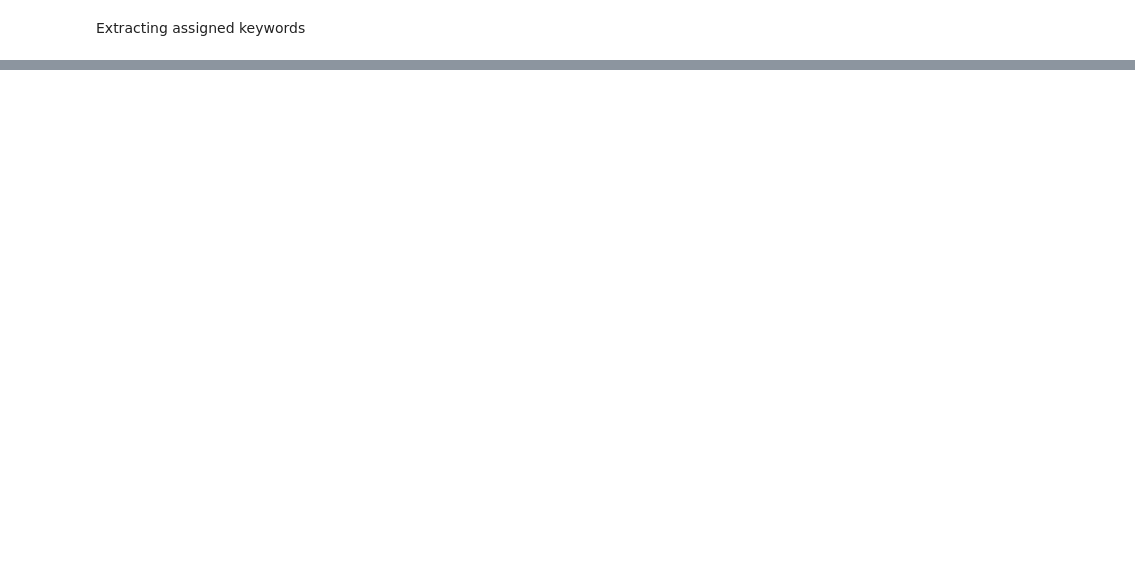
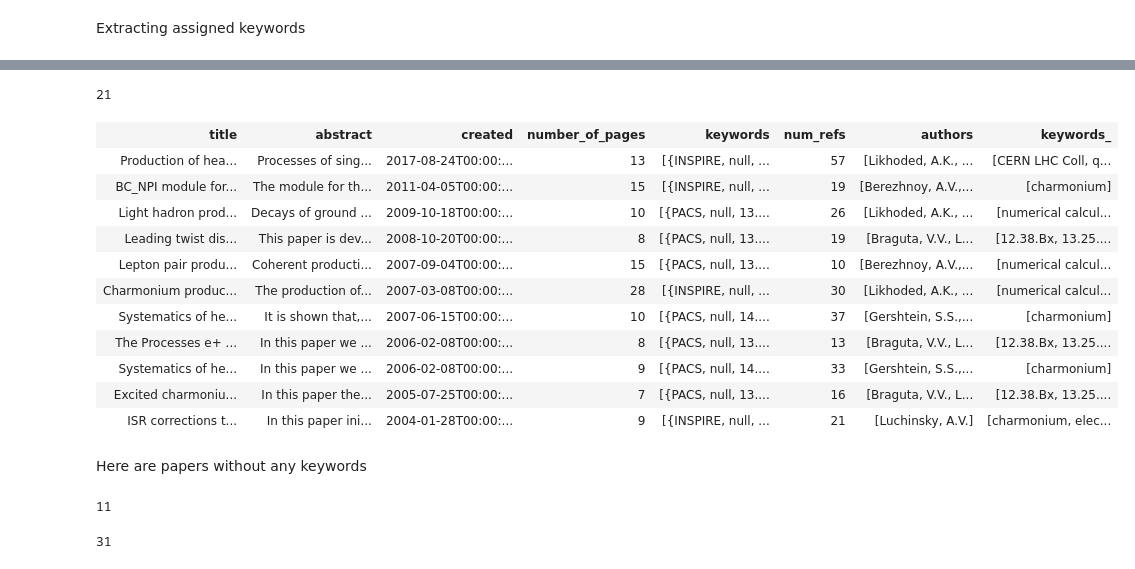
Before and after one commit to ALuchinsky/Spring2022_CS6500, a Jupyter notebook: notebooks/read_papers.ipynb, the cells around one changed output, grey strips where cells are left out. Drawn from its saved outputs; the diff is of its cells as text; code cells hidden in the pictures; blank space fills up the shorter version.

```diff
--- a/notebooks/read_papers.ipynb
+++ b/notebooks/read_papers.ipynb
@@ -217,0 +201,30 @@ AnalysisException: Invalid call to nullable on unresolved object
+# %%
+withKeywords.select(explode(col("keywords_"))).distinct().count()
+# %% [output]
+21
+# %%
+from pyspark.sql.functions import array_contains
+withKeywords.filter( array_contains(col("keywords_"), "charmonium"))
+# %% [output]
+| title | abstract | created | number_of_pages | keywords | num_refs | authors | keywords_ |
+| Production of hea... | Processes of sing... | 2017-08-24T00:00:... | 13 | [{INSPIRE, null, ... | 57 | [Likhoded, A.K., ... | [CERN LHC Coll, q... |
+| BC_NPI module for... | The module for th... | 2011-04-05T00:00:... | 15 | [{INSPIRE, null, ... | 19 | [Berezhnoy, A.V.,... | [charmonium] |
+| Light hadron prod... | Decays of ground ... | 2009-10-18T00:00:... | 10 | [{PACS, null, 13.... | 26 | [Likhoded, A.K., ... | [numerical calcul... |
+| Leading twist dis... | This paper is dev... | 2008-10-20T00:00:... | 8 | [{PACS, null, 13.... | 19 | [Braguta, V.V., L... | [12.38.Bx, 13.25.... |
+| Lepton pair produ... | Coherent producti... | 2007-09-04T00:00:... | 15 | [{PACS, null, 13.... | 10 | [Berezhnoy, A.V.,... | [numerical calcul... |
+| Charmonium produc... | The production of... | 2007-03-08T00:00:... | 28 | [{INSPIRE, null, ... | 30 | [Likhoded, A.K., ... | [numerical calcul... |
+| Systematics of he... | It is shown that,... | 2007-06-15T00:00:... | 10 | [{PACS, null, 14.... | 37 | [Gershtein, S.S.,... | [charmonium] |
+| The Processes e+ ... | In this paper we ... | 2006-02-08T00:00:... | 8 | [{PACS, null, 13.... | 13 | [Braguta, V.V., L... | [12.38.Bx, 13.25.... |
+| Systematics of he... | In this paper we ... | 2006-02-08T00:00:... | 9 | [{PACS, null, 14.... | 33 | [Gershtein, S.S.,... | [charmonium] |
+| Excited charmoniu... | In this paper the... | 2005-07-25T00:00:... | 7 | [{PACS, null, 13.... | 16 | [Braguta, V.V., L... | [12.38.Bx, 13.25.... |
+| ISR corrections t... | In this paper ini... | 2004-01-28T00:00:... | 9 | [{INSPIRE, null, ... | 21 | [Luchinsky, A.V.] | [charmonium, elec... |
+# %% [markdown]
+Here are papers without any keywords
+# %%
+withKeywords.filter( array_contains(col("keywords_"), "charmonium")).count()
+# %% [output]
+11
+# %%
+withKeywords.filter( array_contains(col("keywords_"), "numerical calculations")).count()
+# %% [output]
+31
```
Also changed, not shown: parts of 47 cells of this notebook.
